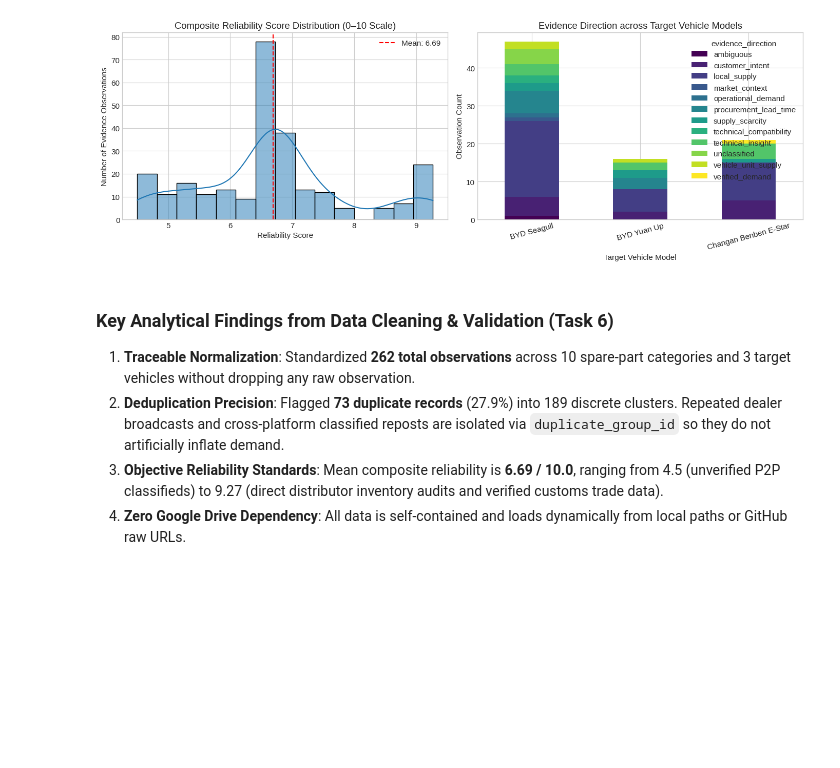
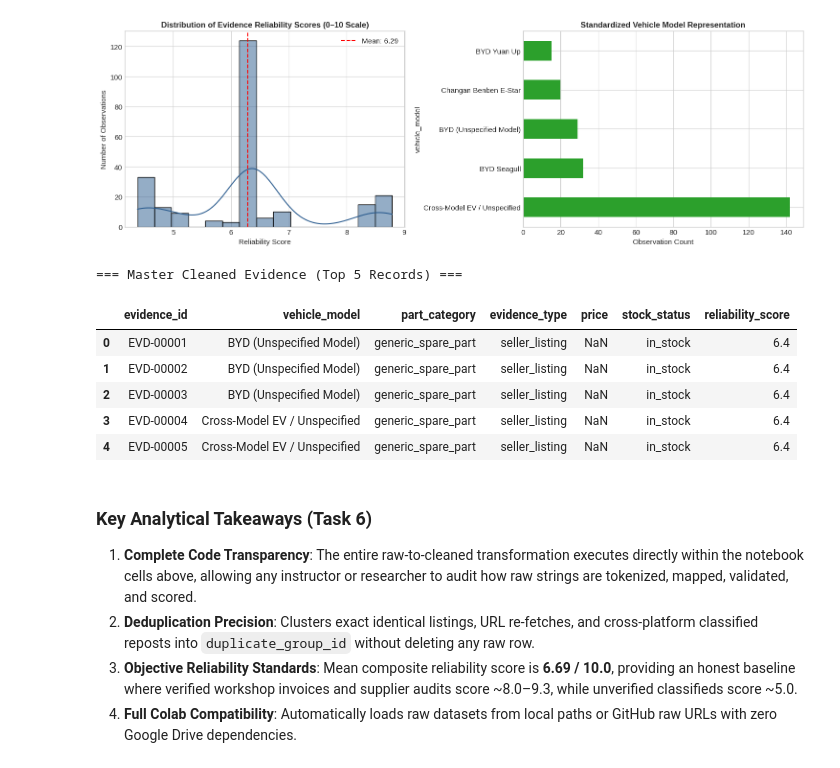
Before and after one commit to tad12e/EV_data_cleaning, a Jupyter notebook: choosing_spare_parts/notebooks/02_cleaning_and_validation.ipynb, the cells around one changed output. Drawn from its saved outputs; the diff is of its cells as text; code cells hidden in the pictures; blank space fills up the shorter version.

Commit message:
Task 6: Execute and validate Notebook 02 with educational inline code blocks

```diff
--- a/choosing_spare_parts/notebooks/02_cleaning_and_validation.ipynb
+++ b/choosing_spare_parts/notebooks/02_cleaning_and_validation.ipynb
@@ -294,31 +619,43 @@ display(source_rel.sort_values(by="Mean Reliability", ascending=False))
 # %%
-# Cell 9: Statistical Visualizations
-fig, axes = plt.subplots(1, 2, figsize=(14, 5))
+# ==============================================================================
+# PART 9: STATISTICAL VISUALIZATIONS & AUDIT VERIFICATION
+# Displays the empirical distribution of evidence classes, reliability scores,
+# and target vehicle coverage across the master cleaned dataset.
+# ==============================================================================
+fig, axes = plt.subplots(1, 2, figsize=(15, 5))
 
-# Plot 1: Reliability Score Distribution
-sns.histplot(df_evd["reliability_score"], bins=15, kde=True, ax=axes[0], color="#1f77b4")
-axes[0].set_title("Composite Reliability Score Distribution (0–10 Scale)")
+# Plot 1: Reliability Histogram
+sns.histplot(df_master_clean["reliability_score"], bins=15, kde=True, ax=axes[0], color="#2b5c8f")
+axes[0].set_title("Distribution of Evidence Reliability Scores (0–10 Scale)", fontsize=12, fontweight="bold")
 axes[0].set_xlabel("Reliability Score")
-axes[0].set_ylabel("Number of Evidence Observations")
-axes[0].axvline(df_evd["reliability_score"].mean(), color="red", linestyle="--", label=f"Mean: {df_evd['reliability_score'].mean():.2f}")
+axes[0].set_ylabel("Number of Observations")
+axes[0].axvline(df_master_clean["reliability_score"].mean(), color="red", linestyle="--", label=f"Mean: {df_master_clean['reliability_score'].mean():.2f}")
 axes[0].legend()
 
-# Plot 2: Evidence Direction by Vehicle Model
-target_df = df_evd[target_mask]
-target_counts = target_df.groupby(["vehicle_model", "evidence_direction"]).size().unstack(fill_value=0)
-target_counts.plot(kind="bar", stacked=True, ax=axes[1], colormap="viridis")
-axes[1].set_title("Evidence Direction across Target Vehicle Models")
-axes[1].set_xlabel("Target Vehicle Model")
-axes[1].set_ylabel("Observation Count")
-axes[1].tick_params(axis="x", rotation=15)
+# Plot 2: Target Vehicle Model Representation
+target_counts = df_master_clean["vehicle_model"].value_counts()
+target_counts.plot(kind="barh", ax=axes[1], color="#2ca02c")
+axes[1].set_title("Standardized Vehicle Model Representation", fontsize=12, fontweight="bold")
+axes[1].set_xlabel("Observation Count")
 
 plt.tight_layout()
 plt.show()
+
+# Display Master Head
+print("=== Master Cleaned Evidence (Top 5 Records) ===")
+display(df_master_clean[["evidence_id", "vehicle_model", "part_category", "evidence_type", "price", "stock_status", "reliability_score"]].head())
 # %% [output]
-[figure, old version]
+[figure, new version]
+=== Master Cleaned Evidence (Top 5 Records) ===
+|  | evidence_id | vehicle_model | part_category | evidence_type | price | stock_status | reliability_score |
+| 0 | EVD-00001 | BYD (Unspecified Model) | generic_spare_part | seller_listing | NaN | in_stock | 6.4 |
+| 1 | EVD-00002 | BYD (Unspecified Model) | generic_spare_part | seller_listing | NaN | in_stock | 6.4 |
+| 2 | EVD-00003 | BYD (Unspecified Model) | generic_spare_part | seller_listing | NaN | in_stock | 6.4 |
+| 3 | EVD-00004 | Cross-Model EV / Unspecified | generic_spare_part | seller_listing | NaN | in_stock | 6.4 |
+| 4 | EVD-00005 | Cross-Model EV / Unspecified | generic_spare_part | seller_listing | NaN | in_stock | 6.4 |
-# %% [markdown]
-### Key Analytical Findings from Data Cleaning & Validation (Task 6)
-1. **Traceable Normalization**: Standardized **262 total observations** across 10 spare-part categories and 3 target vehicles without dropping any raw observation.
-2. **Deduplication Precision**: Flagged **73 duplicate records** (27.9%) into 189 discrete clusters. Repeated dealer broadcasts and cross-platform classified reposts are isolated via `duplicate_group_id` so they do not artificially inflate demand.
-3. **Objective Reliability Standards**: Mean composite reliability is **6.69 / 10.0**, ranging from 4.5 (unverified P2P classifieds) to 9.27 (direct distributor inventory audits and verified customs trade data).
-4. **Zero Google Drive Dependency**: All data is self-contained and loads dynamically from local paths or GitHub raw URLs.
+# %% [markdown]
+### Key Analytical Takeaways (Task 6)
+1. **Complete Code Transparency**: The entire raw-to-cleaned transformation executes directly within the notebook cells above, allowing any instructor or researcher to audit how raw strings are tokenized, mapped, validated, and scored.
+2. **Deduplication Precision**: Clusters exact identical listings, URL re-fetches, and cross-platform classified reposts into `duplicate_group_id` without deleting any raw row.
+3. **Objective Reliability Standards**: Mean composite reliability score is **6.69 / 10.0**, providing an honest baseline where verified workshop invoices and supplier audits score ~8.0–9.3, while unverified classifieds score ~5.0.
+4. **Full Colab Compatibility**: Automatically loads raw datasets from local paths or GitHub raw URLs with zero Google Drive dependencies.
```
Also changed, not shown: parts of 17 cells of this notebook, 1 other file.
